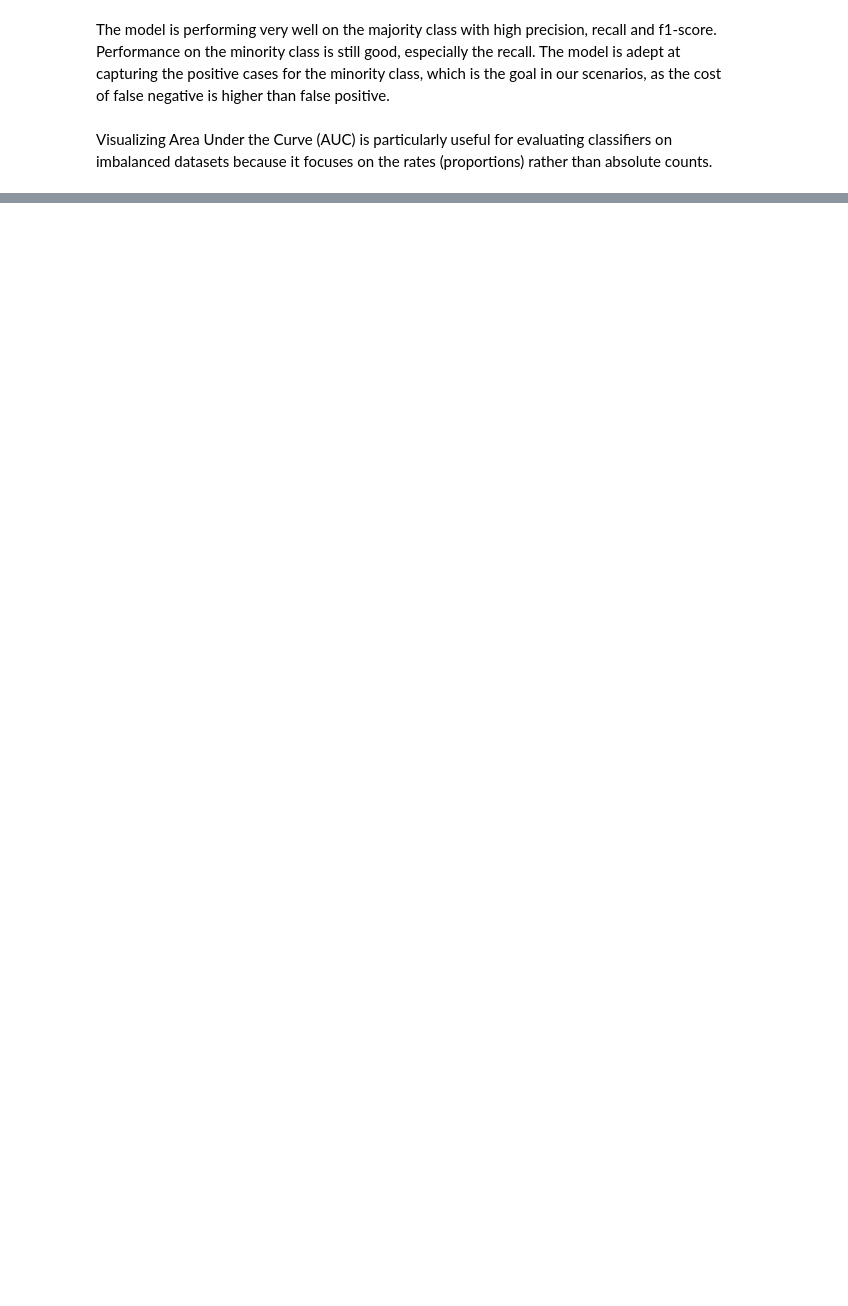
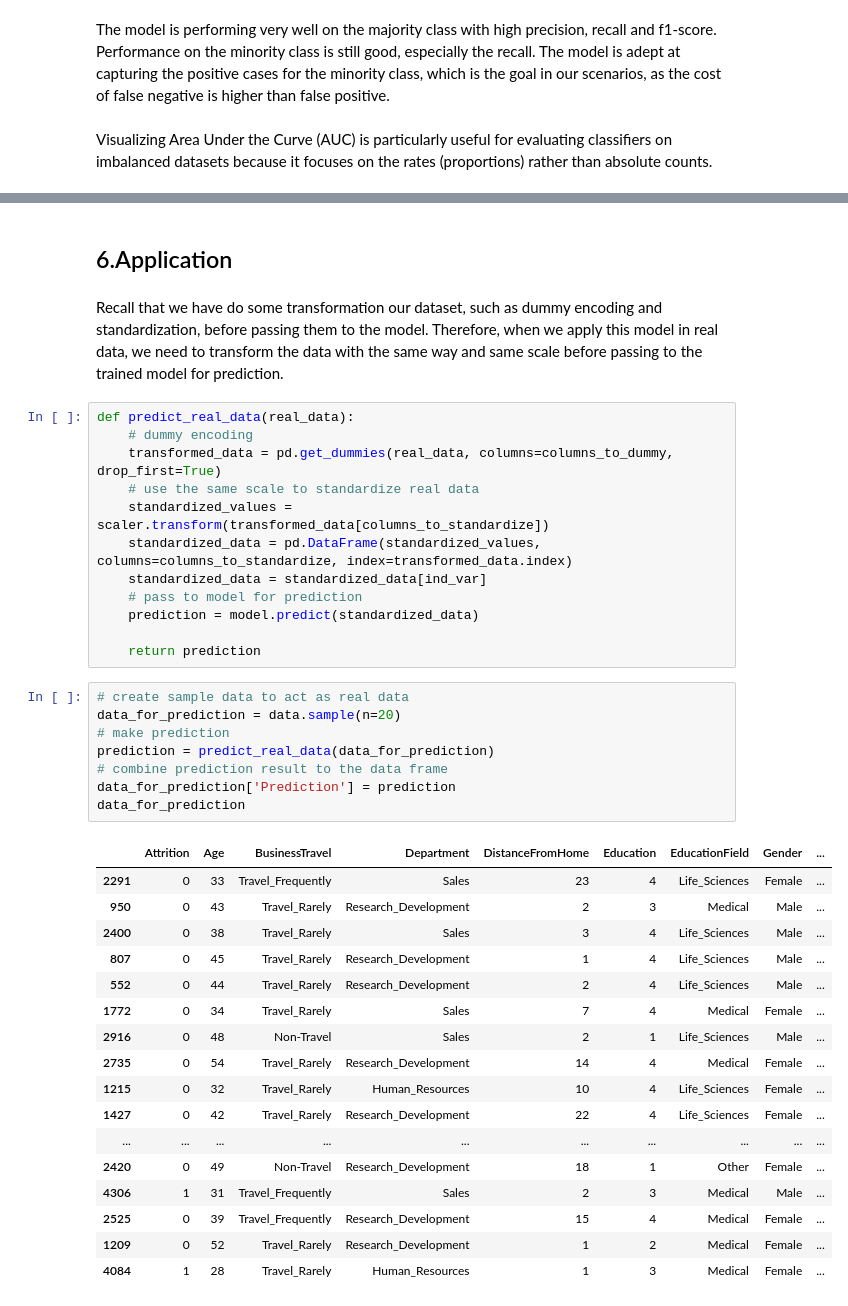
Before and after one commit to derickkan3356/Employee-Turnover-Prediction, a Jupyter notebook: Employee Turnover Prediction.ipynb, the cells around one changed output, grey strips where cells are left out. Saved outputs shown, nothing was run; the diff lists cells and outputs as text; blank space fills up the shorter version.

Commit message:
add application section

```diff
--- a/Employee Turnover Prediction.ipynb
+++ b/Employee Turnover Prediction.ipynb
@@ -477,0 +480,42 @@ plt.show()
+# %% [markdown]
+## 6.Application
+# %% [markdown]
+Recall that we have do some transformation our dataset, such as dummy encoding and standardization, before passing them to the model. Therefore, when we apply this model in real data, we need to transform the data with the same way and same scale before passing to the trained model for prediction.
+# %%
+def predict_real_data(real_data):
+    # dummy encoding
+    transformed_data = pd.get_dummies(real_data, columns=columns_to_dummy, drop_first=True)
+    # use the same scale to standardize real data
+    standardized_values = scaler.transform(transformed_data[columns_to_standardize])
+    standardized_data = pd.DataFrame(standardized_values, columns=columns_to_standardize, index=transformed_data.index)
+    standardized_data = standardized_data[ind_var]
+    # pass to model for prediction
+    prediction = model.predict(standardized_data)
+
+    return prediction
+# %%
+# create sample data to act as real data
+data_for_prediction = data.sample(n=20)
+# make prediction
+prediction = predict_real_data(data_for_prediction)
+# combine prediction result to the data frame
+data_for_prediction['Prediction'] = prediction
+data_for_prediction
+# %% [output]
+|  | Attrition | Age | BusinessTravel | Department | DistanceFromHome | Education | EducationField | Gender | ... |
+| 2291 | 0 | 33 | Travel_Frequently | Sales | 23 | 4 | Life_Sciences | Female | ... |
+| 950 | 0 | 43 | Travel_Rarely | Research_Development | 2 | 3 | Medical | Male | ... |
+| 2400 | 0 | 38 | Travel_Rarely | Sales | 3 | 4 | Life_Sciences | Male | ... |
+| 807 | 0 | 45 | Travel_Rarely | Research_Development | 1 | 4 | Life_Sciences | Male | ... |
+| 552 | 0 | 44 | Travel_Rarely | Research_Development | 2 | 4 | Life_Sciences | Male | ... |
+| 1772 | 0 | 34 | Travel_Rarely | Sales | 7 | 4 | Medical | Female | ... |
+| 2916 | 0 | 48 | Non-Travel | Sales | 2 | 1 | Life_Sciences | Male | ... |
+| 2735 | 0 | 54 | Travel_Rarely | Research_Development | 14 | 4 | Medical | Female | ... |
+| 1215 | 0 | 32 | Travel_Rarely | Human_Resources | 10 | 4 | Life_Sciences | Female | ... |
+| 1427 | 0 | 42 | Travel_Rarely | Research_Development | 22 | 4 | Life_Sciences | Female | ... |
+| ... | ... | ... | ... | ... | ... | ... | ... | ... | ... |
+| 2420 | 0 | 49 | Non-Travel | Research_Development | 18 | 1 | Other | Female | ... |
+| 4306 | 1 | 31 | Travel_Frequently | Sales | 2 | 3 | Medical | Male | ... |
+| 2525 | 0 | 39 | Travel_Frequently | Research_Development | 15 | 4 | Medical | Female | ... |
+| 1209 | 0 | 52 | Travel_Rarely | Research_Development | 1 | 2 | Medical | Female | ... |
+| 4084 | 1 | 28 | Travel_Rarely | Human_Resources | 1 | 3 | Medical | Female | ... |
```
Also changed, not shown: parts of 12 cells of this notebook, 1 other file.
